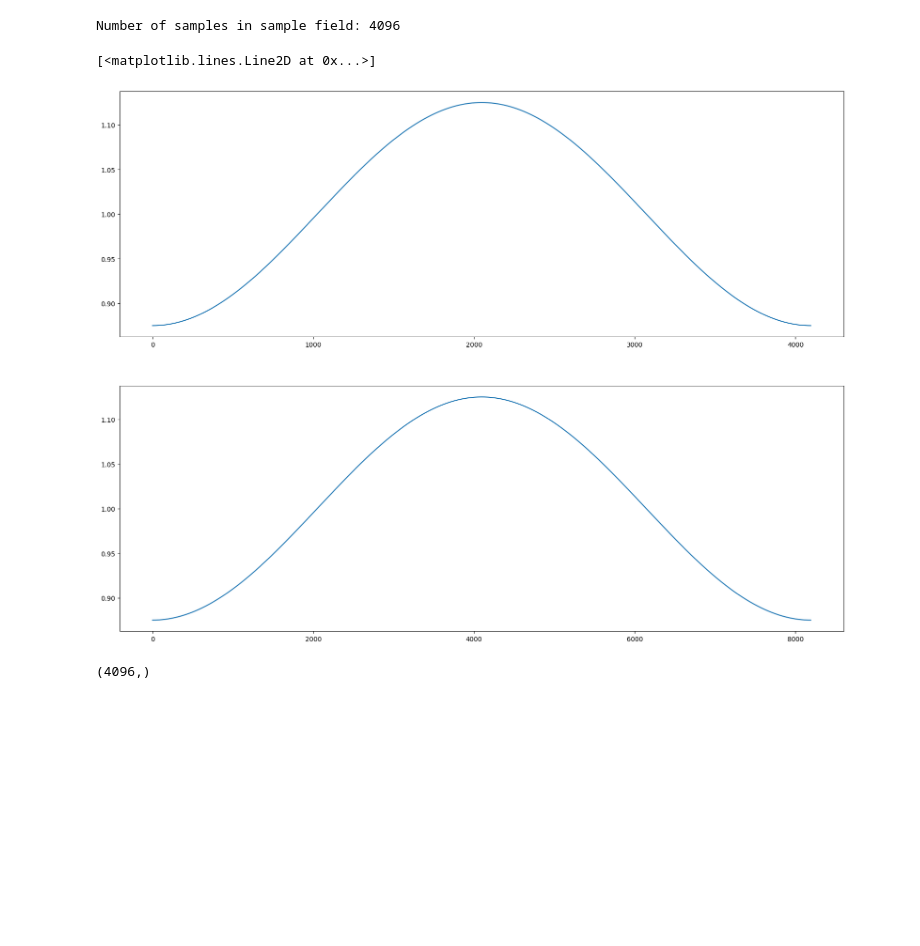
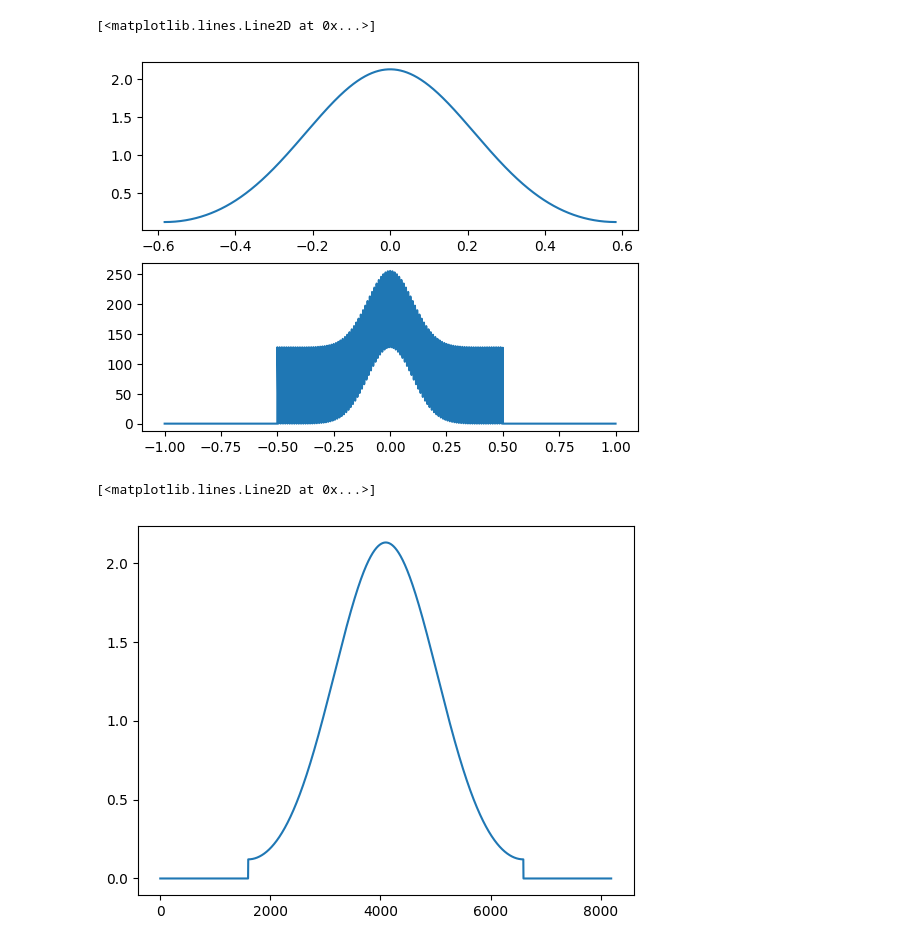
Before and after one commit to coreypowerdejong/simple_sim, a Jupyter notebook: sample_illumination.ipynb, the cells around one changed output. Saved outputs shown, nothing was run; the diff lists cells and outputs as text; code cells hidden in the pictures; blank space fills up the shorter version.

```diff
--- a/sample_illumination.ipynb
+++ b/sample_illumination.ipynb
@@ -49,18 +49,29 @@ Output field length: 0.999718309859155mm
 # %%
-output_sample = np.asarray([output[i] for i in range(len(kx)) if kx[i] < setup['L']/2 and kx[i] > -setup['L']/2])
-print('Number of samples in sample field: {}'.format(len(output_sample)))
-sample_illumination = np.zeros(sample_size, dtype=np.complex128)
-sample_illumination = signal.resample(output_sample, 8*sample_size)
+# output_sample = np.asarray([output[i] for i in range(len(kx)) if kx[i] < setup['L']/2 and kx[i] > -setup['L']/2])
+# print('Number of samples in sample object: {}'.format(len(output_sample)))
+# sample_illumination = np.zeros(sample_size, dtype=np.complex128)
+# sample_illumination.real = signal.decimate(output_sample.real, output_sample.size//sample_size)
+# sample_illumination.imag = signal.decimate(output_sample.imag, output_sample.size//sample_size)
+
+# sample_illumination = np.asarray([np.mean(output_sample[4*i:4*i+4]) for i in range(0, sample_size)])
 
 
-_, (ax1, ax2) = plt.subplots(2, 1, figsize=(20, 15))
-ax1.plot(np.abs(output_sample))
-ax2.plot(np.abs(sample_illumination))
+# plt.plot(np.abs(output_sample))
+# ax1.set_xlim(0, 250)
+# ax2.set_xlim(0, 250)
-# %% [output]
-Number of samples in sample field: 4096
-[<matplotlib.lines.Line2D at 0x...>]
-[figure, removed]
-# %%
-print(output_sample.shape)
-# %% [output]
-(4096,)
+# %%
+object_x_mm = np.linspace(-setup["L"]/2, setup["L"]/2, n) * 1000
+_, (ax1, ax2) = plt.subplots(2, 1)
+ax1.plot(kx_mm, np.abs(output))
+ax2.plot(object_x_mm, np.abs(object))
+# %% [output]
+[<matplotlib.lines.Line2D at 0x...>]
+[figure, added]
+# %%
+# create a field the same size as the sample field for the illumination
+illumination = np.zeros(n, dtype=np.complex128)
+illumination[n//2-N//2:n//2+N//2] = output
+plt.plot(np.abs(illumination))
+# %% [output]
+[<matplotlib.lines.Line2D at 0x...>]
+[figure, added]
```
Also changed, not shown: parts of 3 cells of this notebook.
